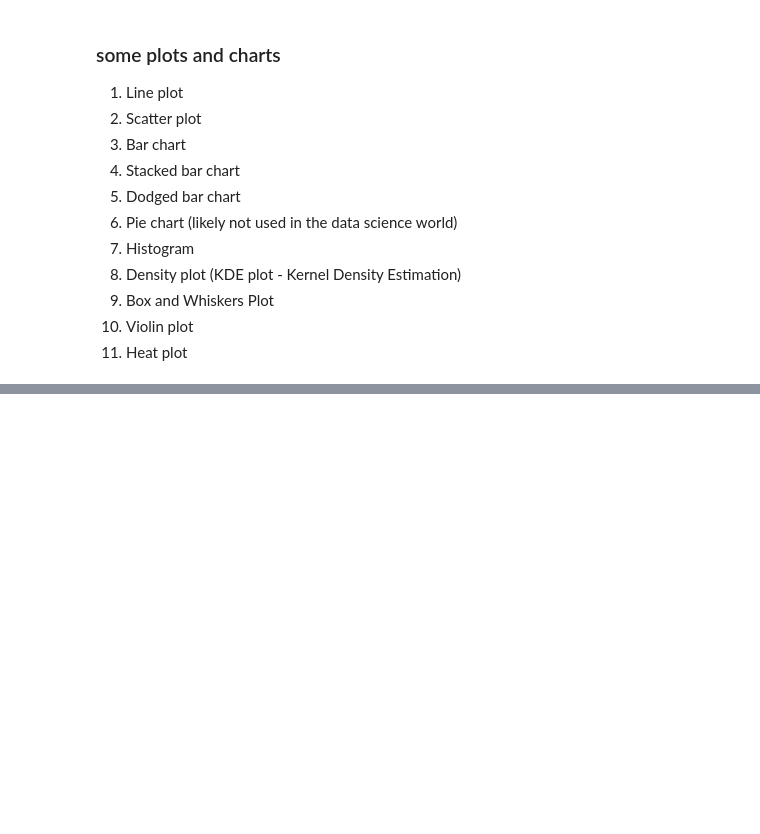
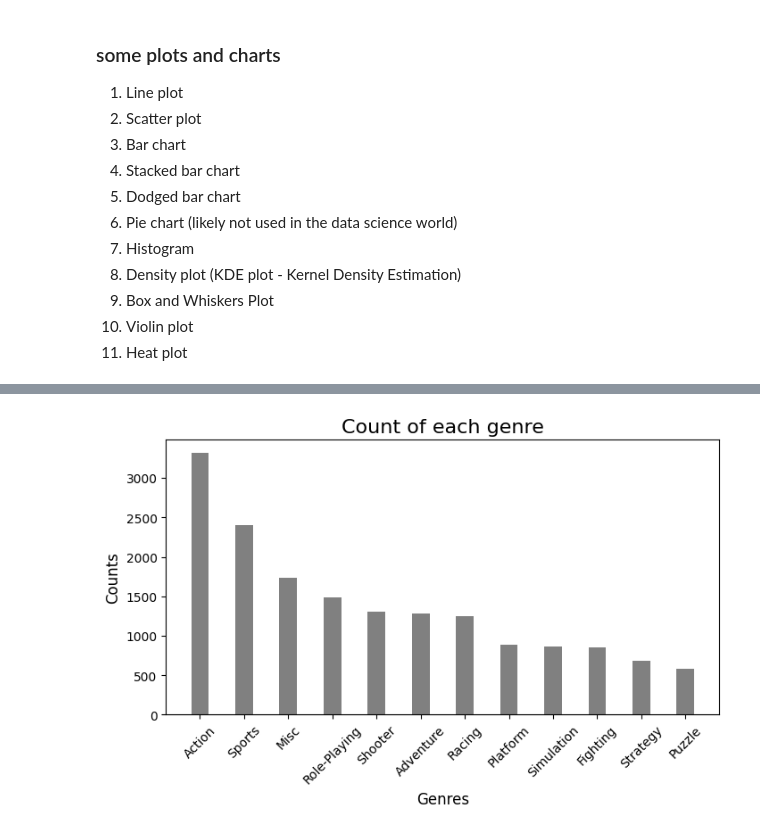
Before and after one commit to Abarajithan-Selvaraj/scaler-dsml-notes, a Jupyter notebook: 03 Python Libraries/data-viz.ipynb, the cells around one changed output, grey strips where cells are left out. Cells and saved outputs as stored; diff of their text form; code cells hidden in the pictures; blank space fills up the shorter version.

```diff
--- a/03 Python Libraries/data-viz.ipynb
+++ b/03 Python Libraries/data-viz.ipynb
@@ -53,0 +72,10 @@ import seaborn as sns
+# %%
+plt.figure(figsize=(8, 4))            # sets the size of overall figure (x, y)
+plt.xticks(rotation=45, fontsize=10)  # controls the x-ticks
+plt.xlabel("Genres", fontsize=12)     # naming x-axis
+plt.ylabel("Counts", fontsize=12)     # naming y-axis
+plt.title("Count of each genre", fontsize=16)   # naming the plot
+plt.bar(x, y, width=0.4, color="grey")
+plt.show()
+# %% [output]
+[figure, added]
```
Also changed, not shown: parts of 15 cells of this notebook.
